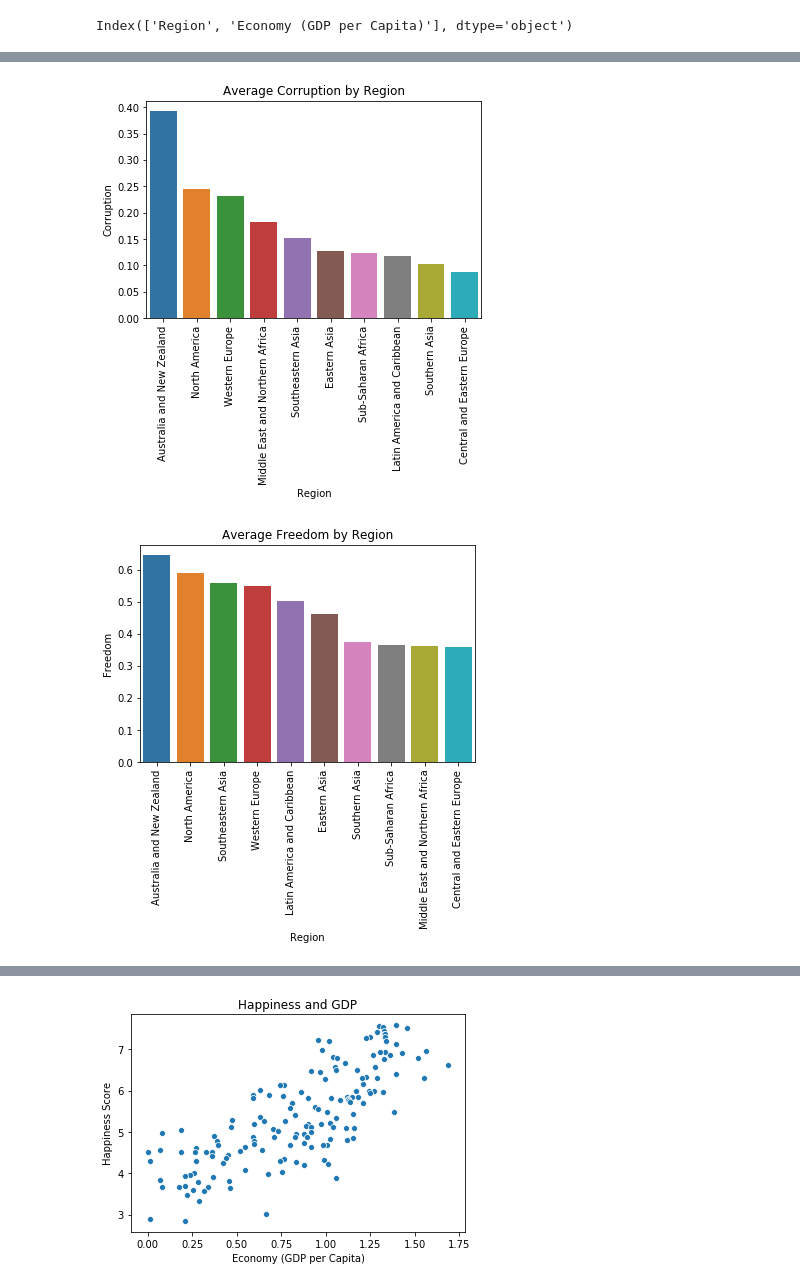
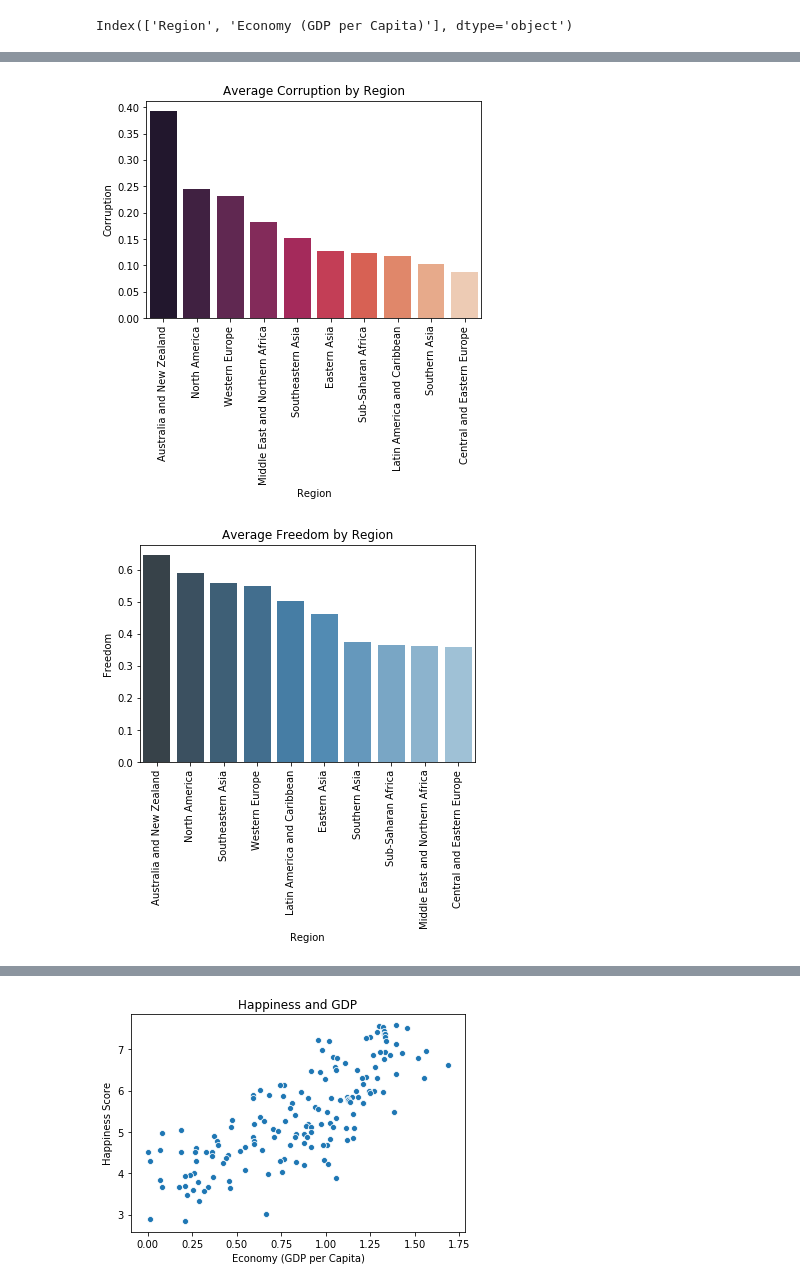
Before and after one commit to ipatel467/Happiness-Index, a Jupyter notebook: Index.ipynb, the cells around one changed output, grey strips where cells are left out. Saved outputs shown, nothing was run; the diff lists cells and outputs as text; code cells hidden in the pictures.

```diff
--- a/Index.ipynb
+++ b/Index.ipynb
@@ -208,21 +208,21 @@ df15_grouped_corruption.sort_values(by = 'Trust (Government Corruption)', ascend
 # %%
 df15_grouped_corruption.rename({'Trust (Government Corruption)':'Corruption'},axis=1, inplace=True)
 # %%
-sns.barplot(data=df15_grouped_corruption, x='Region', y='Corruption')
+sns.barplot(data=df15_grouped_corruption, x='Region', y='Corruption', palette = 'rocket')
 plt.xticks(rotation=90);
 plt.title('Average Corruption by Region');
 # %% [output]
-[figure, old version]
+[figure, new version]
 # %%
 df15_grouped_freedom = df15.groupby('Region').agg({'Freedom':'mean'}).reset_index()
 # %%
 df15_grouped_freedom.sort_values(by = 'Freedom', ascending = False, inplace=True)
 # %%
-sns.barplot(data=df15_grouped_freedom, x='Region', y='Freedom')
+sns.barplot(data=df15_grouped_freedom, x='Region', y='Freedom', palette = 'Blues_d')
 plt.xticks(rotation=90);
 plt.title('Average Freedom by Region');
 # %% [output]
-[figure, old version]
+[figure, new version]
 # %%
 df15_grouped_generosity = df15.groupby('Region').agg({'Generosity':'mean'}).reset_index()
 # %%
```
Also changed, not shown: parts of 8 cells of this notebook.
